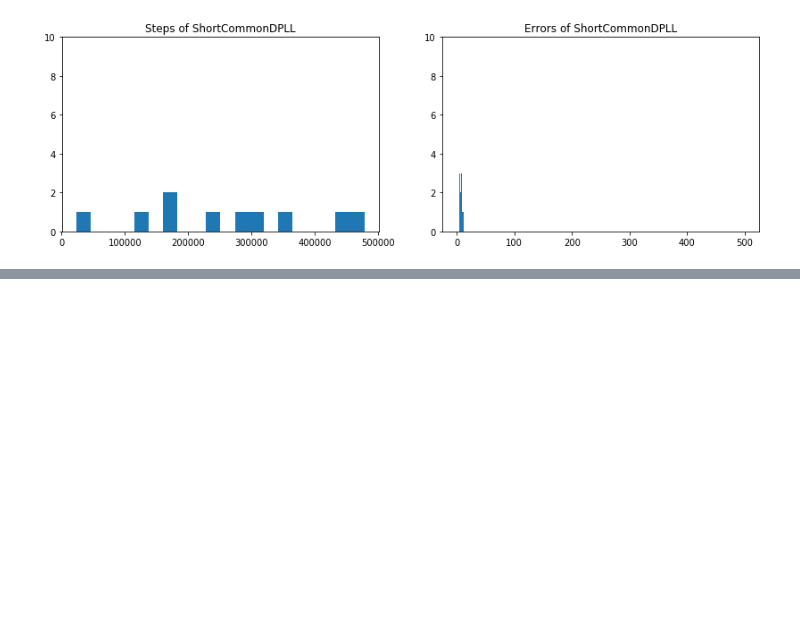
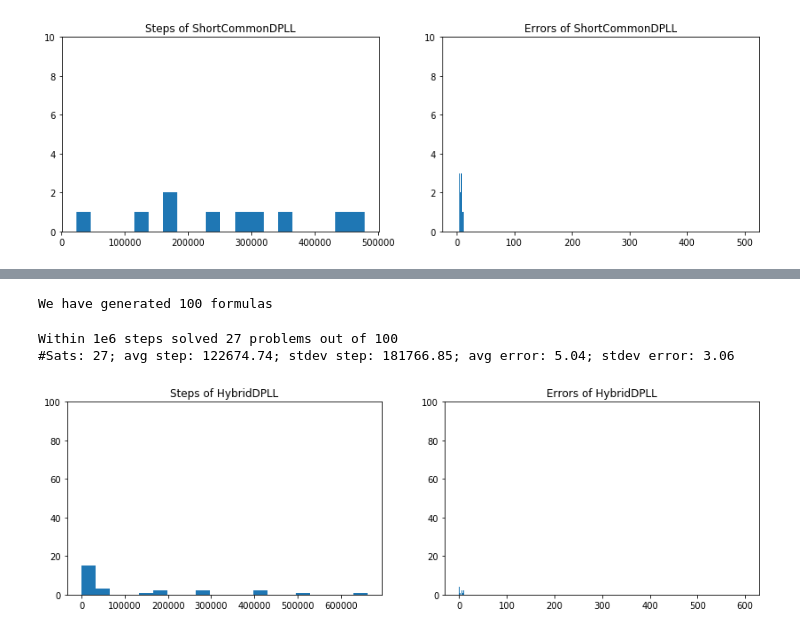
Before and after one commit to mluszczyk/deepsat, a Jupyter notebook: notebooks/dpll comparison neurosat on SR var 30 - short.ipynb, the cells around one changed output, grey strips where cells are left out. Cells and saved outputs as stored; diff of their text form; code cells hidden in the pictures; blank space fills up the shorter version.

```diff
--- a/notebooks/dpll comparison neurosat on SR var 30 - short.ipynb
+++ b/notebooks/dpll comparison neurosat on SR var 30 - short.ipynb
@@ -377,0 +413,7 @@ print_all(100, 500, 50, light=True)
+# %%
+print_all(100, 600, 60, light=True)
+# %% [output]
+We have generated 100 formulas
+Within 1e6 steps solved 27 problems out of 100
+#Sats: 27; avg step: 122674.74; stdev step: 181766.85; avg error: 5.04; stdev error: 3.06
+[figure, added]
```
Also changed, not shown: parts of 7 cells of this notebook, 3 other files.
